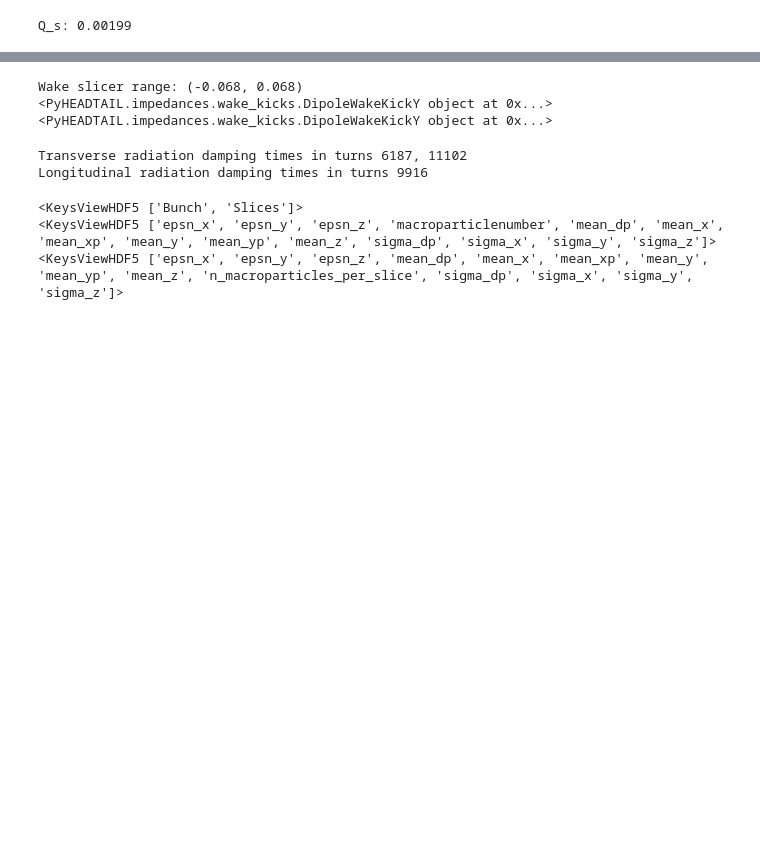
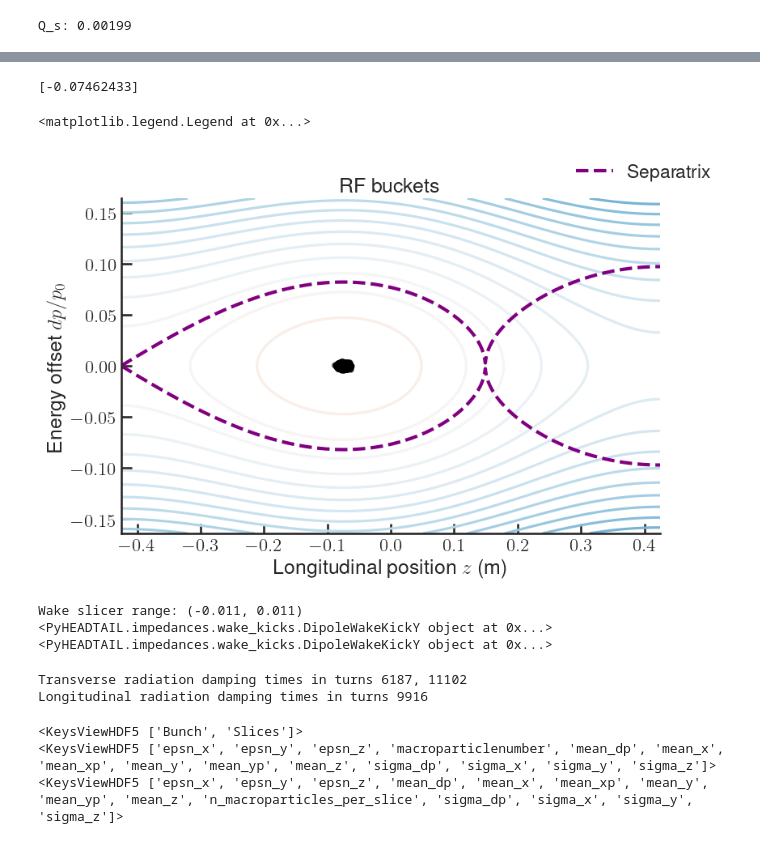
Before and after one commit to gubaidulinvadim/transverse_instabilities, a Jupyter notebook: ht_single_bunch.ipynb, the cells around one changed output, grey strips where cells are left out. Drawn from its saved outputs; the diff is of its cells as text; code cells hidden in the pictures; blank space fills up the shorter version.

Commit message:
ongoing jupyter notebook updates

```diff
--- a/ht_single_bunch.ipynb
+++ b/ht_single_bunch.ipynb
@@ -9,7 +9,7 @@ import PyHEADTAIL.particles.generators as generators
 from PyHEADTAIL.trackers.longitudinal_tracking import RFSystems, RFBucket
 from PyHEADTAIL.impedances.wakes import WakeField, WakeSource, ResistiveWall
 from PyHEADTAIL.particles import slicing
-from tqdm import tqdm
+from tqdm.notebook import tqdm
 from PyHEADTAIL.monitors.monitors import SliceMonitor
 from matplotlib import pyplot as plt
 from aps_figures.aps_one_column import *
@@ -24,6 +24,7 @@ n_macroparticles = int(1e5)                   # Number of macroparticles in a si
 n_segments = 1                                # NUmber of segme nts for tranverse tracking
 gamma = 1 + ENERGY * e / (m_e * c**2)
 beta = np.sqrt(1 - gamma**-2)
-PHI_RF = pi#np.arccos(U_LOSS/V_RF) if (GAMMA**-2-GAMMA_T**-2) < 0 else pi+np.arccos(U_LOSS/V_RF)
+PHI_RF = np.arcsin(U_LOSS/V_RF) if (GAMMA**-2-GAMMA_T**-2) < 0 else pi+np.arccos(U_LOSS/V_RF)
+p_increment = -U_LOSS*e/c
 print('Synchronous phase is {:.2f}'.format(PHI_RF))
 # %% [output]
@@ -39,7 +44,7 @@ beta_y = BETA_Y_SMOOTH * np.ones(n_segments)
 D_y = np.zeros(n_segments)
 # %%
 long_map = RFSystems(CIRCUMFERENCE, [H_RF, ], [V_RF, ], [PHI_RF, ],
-                     [ALPHA_0], gamma, mass=m_e, charge=e)
+                     [ALPHA_0], gamma, p_increment = p_increment, mass=m_e, charge=e)
 print(
     'Q_s: {0:.5f}'.format(
     long_map.Q_s))
@@ -95,6 +90,37 @@ print(bunch.p0)
 2.4935405581008347e-11
 2.49e-11
 1.469951715071603e-18
+# %%
+# rfb = RFBucket(CIRCUMFERENCE, gamma, m_e, e, [ALPHA_0], p_increment, [H_RF, m*H_RF], [V_RF, r*V_RF], [PHI_RF, PHI_M])
+rfb = long_map.get_bucket(bunch)
+dpmax = rfb.dp_max(rfb.z_ufp_separatrix)
+# zz = np.linspace(2*rfb.z_left, 2*rfb.z_right, num=1000)
+L_bucket = CIRCUMFERENCE/H_RF
+zz = np.linspace(-L_bucket, L_bucket, num=5000)
+ZZ, DP = np.meshgrid(zz, np.linspace(-dpmax*2, dpmax*2, num=5000))
+hh = rfb.hamiltonian(ZZ, DP, make_convex=True)
+bunch.z += rfb.z_sfp
+# %%
+from matplotlib.cm import get_cmap
+fig, ax = plt.subplots(1, 1)
+levels = np.linspace(-1000, 1000, 50)
+cmap = get_cmap('RdBu_r', levels.size)
+ax.contour(ZZ, DP, hh, levels=levels, label=None, cmap=cmap)
+ax.plot(zz, rfb.separatrix(zz), c='purple', lw=3, linestyle='dashed', label='Separatrix')
+ax.plot(zz, -rfb.separatrix(zz), c='purple', lw=3, linestyle='dashed', label=None)
+z0 = rfb.z_sfp # longitudinal position of the reference particle
+print(z0)
+# ax.scatter(z0, 0, label='Reference particle', marker='o', color='black')
+ax.scatter(bunch.z, bunch.dp, marker='.', color='black', alpha=0.7)
+ax.title.set_text('RF buckets')
+ax.set_xlabel('Longitudinal position $z$ (m)')
+ax.set_ylabel('Energy offset $dp/p_0$')
+ax.set_xlim(-L_bucket/2, L_bucket/2)
+plt.figlegend(frameon=False, loc='upper right')
+# %% [output]
+[-0.07462433]
+<matplotlib.legend.Legend at 0x...>
+[figure, new version]
 # %%
 n_wake_slices = 100
 z_cuts = (-4.2*bunch.sigma_z(), 4.2*bunch.sigma_z())
@@ -102,7 +128,7 @@ print('Wake slicer range: ({0:.3f}, {1:.3f})'.format(z_cuts[0], z_cuts[1]))
 wake_slicer = slicing.UniformBinSlicer(
     n_slices=n_wake_slices, z_cuts=z_cuts)
 dt_min = SIGMA_Z/c/n_wake_slices
-res_wall = ResistiveWall(pipe_radius=2e-4,
+res_wall = ResistiveWall(pipe_radius=2e-3,
                           resistive_wall_length=2*CIRCUMFERENCE,
                           dt_min=dt_min,
                           Yokoya_X1=0,
@@ -114,7 +140,7 @@ wake_field = WakeField(wake_slicer, res_wall)
 print(wake_field.wake_kicks[0])
 print(res_wall.get_wake_kicks(wake_slicer)[0])
 # %% [output]
-Wake slicer range: (-0.068, 0.068)
+Wake slicer range: (-0.011, 0.011)
 <PyHEADTAIL.impedances.wake_kicks.DipoleWakeKickY object at 0x...>
 <PyHEADTAIL.impedances.wake_kicks.DipoleWakeKickY object at 0x...>
 # %%
```
Also changed, not shown: parts of 8 cells of this notebook, 1 other file.
